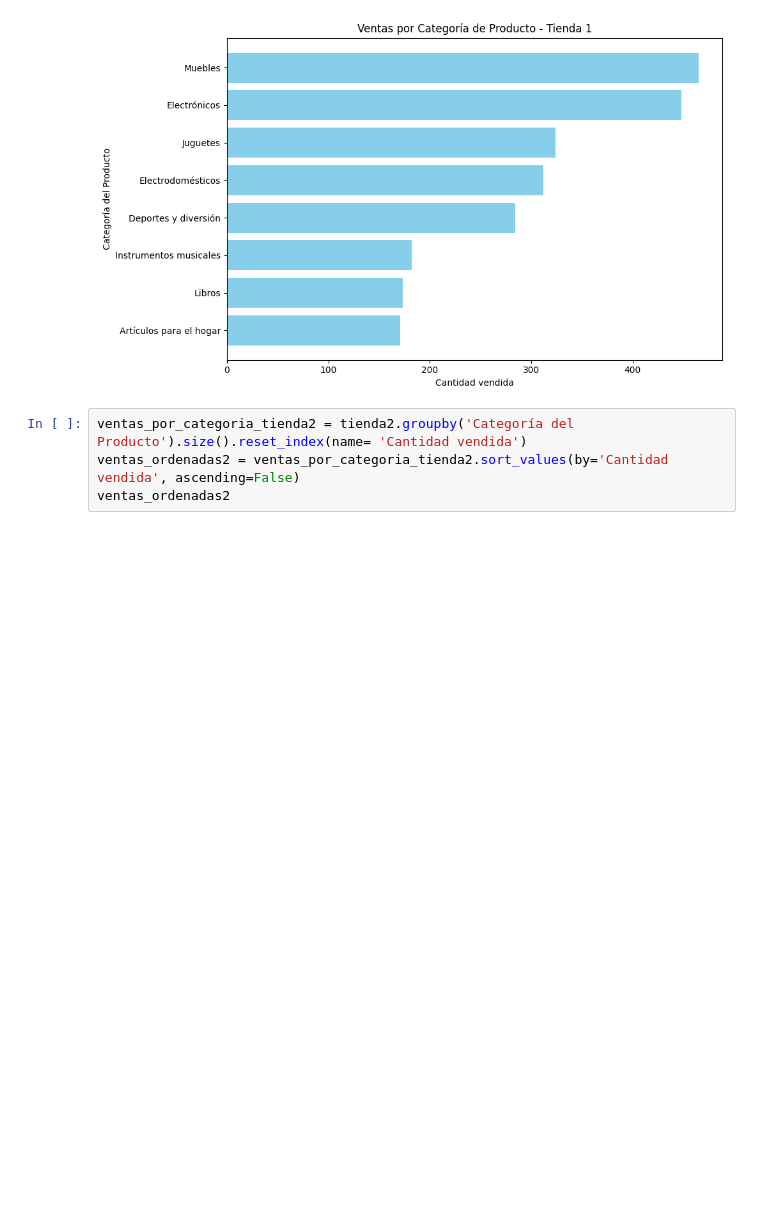
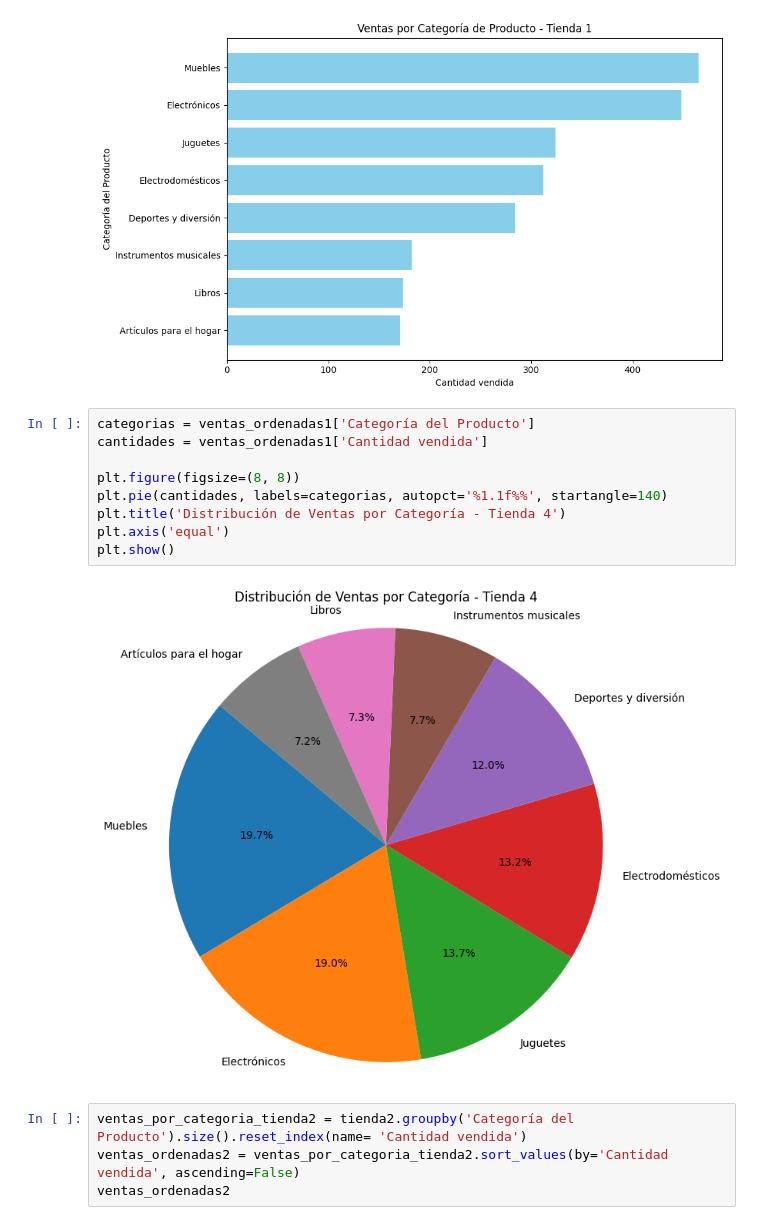
Before and after one commit to RamsesSosa04/Alura_Store_Latam, a Jupyter notebook: AluraStoreLatam.ipynb, the cells around one changed output. Saved outputs shown, nothing was run; the diff lists cells and outputs as text; blank space fills up the shorter version.

Commit message:
Added three diferents graph for avarage

```diff
--- a/AluraStoreLatam.ipynb
+++ b/AluraStoreLatam.ipynb
@@ -94,6 +94,17 @@ plt.tight_layout()
 plt.show()
 # %% [output]
 [figure]
+# %%
+categorias = ventas_ordenadas1['Categoría del Producto']
+cantidades = ventas_ordenadas1['Cantidad vendida']
+
+plt.figure(figsize=(8, 8))
+plt.pie(cantidades, labels=categorias, autopct='%1.1f%%', startangle=140)
+plt.title('Distribución de Ventas por Categoría - Tienda 4')
+plt.axis('equal')
+plt.show()
+# %% [output]
+[figure, added]
 # %%
 ventas_por_categoria_tienda2 = tienda2.groupby('Categoría del Producto').size().reset_index(name= 'Cantidad vendida')
 ventas_ordenadas2 = ventas_por_categoria_tienda2.sort_values(by='Cantidad vendida', ascending=False)
```
Also changed, not shown: parts of 10 cells of this notebook.
